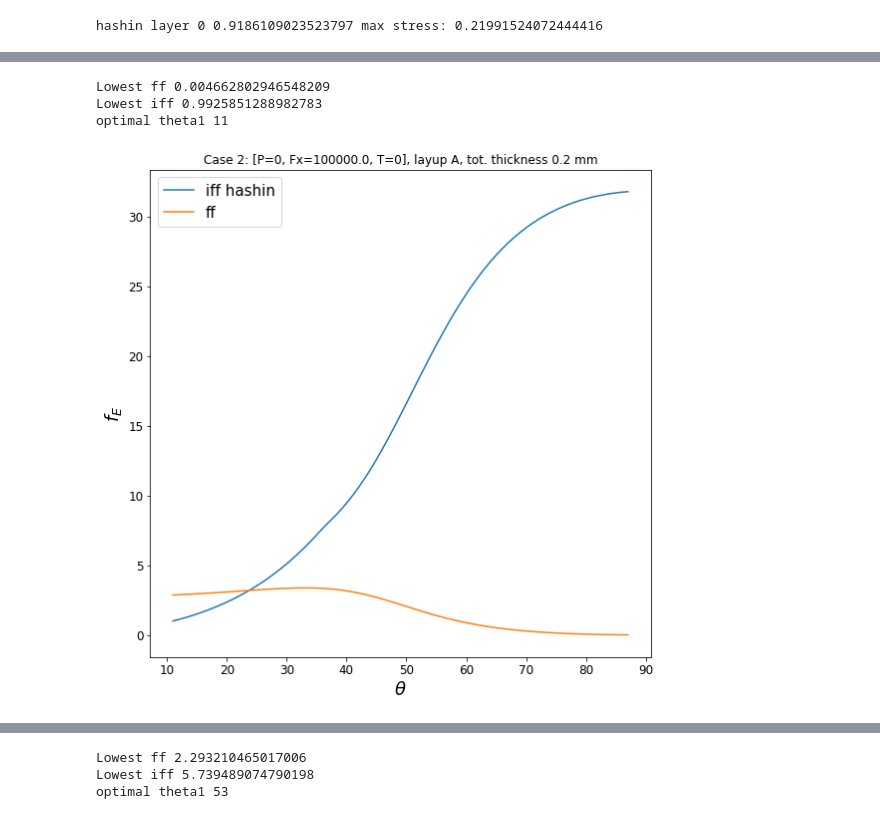
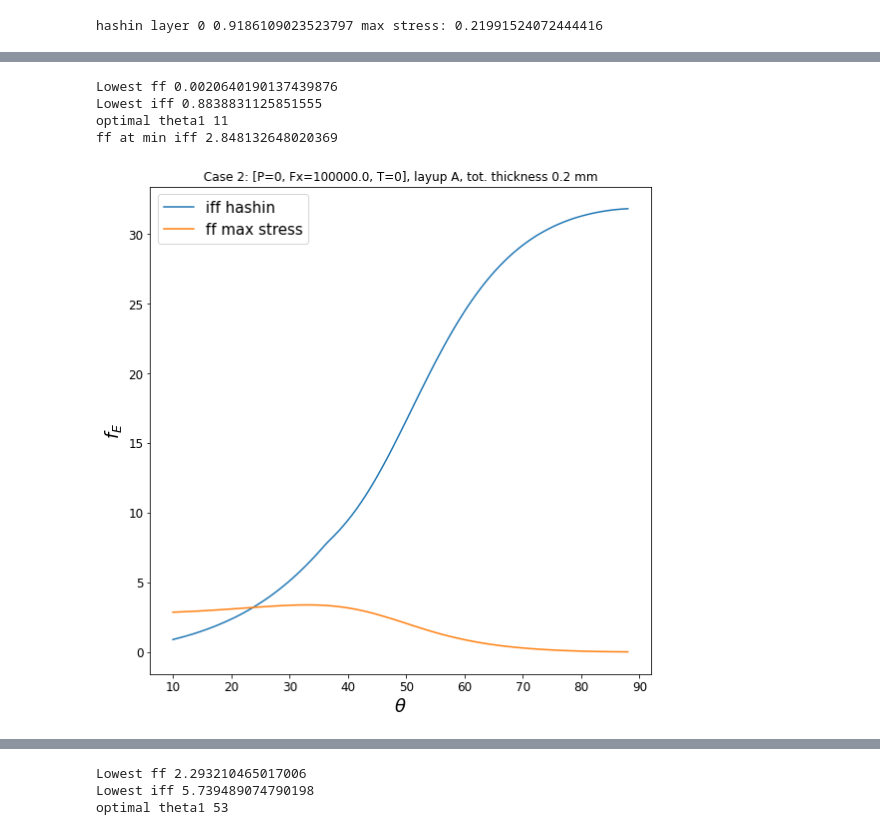
Before and after one commit to alfm778/Plastkompositter, a Jupyter notebook: Assignment 3.ipynb, the cells around one changed output, grey strips where cells are left out. Drawn from its saved outputs; the diff is of its cells as text; code cells hidden in the pictures.

```diff
--- a/Assignment 3.ipynb
+++ b/Assignment 3.ipynb
@@ -379,8 +378,13 @@ layupnr = "A"
 t1 = 4.8
 fE_ff = []
 fE_iff = []
-thetas = list(range(11, 88))
+#thetas = list(range(10, 88))
+thetas = np.linspace(10,88,500)
 set_plot_props()
+optimal_theta = 0
+min_fE_iff = 100
+ff_at_min_iff = 10
+
 
 for theta1 in thetas:
     layup_iff = [{'mat':m,  'ori':  theta1,  'thi':t1/2},
@@ -391,17 +395,26 @@ for theta1 in thetas:
     res_ff = solve(layup_ff,R=75,P=P*3,Fx=Fx*3,T=T*3)
     res_iff = solve(layup_iff,R=75,P=P*1.2,Fx=Fx*1.2,T=T*1.2)
 
+    fE_iff_new = res_iff["fE_iff"]
+    fE_ff_new = res_ff["fE_ff"]
+
+    if fE_iff_new < min_fE_iff:
+        min_fE_iff = fE_iff_new
+        optimal_theta = theta1
+        ff_at_min_iff = fE_ff_new
+        #print(fE_iff_new)
+
     fE_ff.append(res_ff["fE_ff"])
     fE_iff.append(res_iff["fE_iff"])
+
     #print(fE_ff)
 print("Lowest ff", min(fE_ff))
 print("Lowest iff", min(fE_iff))
-optimal_theta1 = 53
-optimal_theta2 = 11
-print("optimal theta1", optimal_theta1)
+print("ff at min iff", ff_at_min_iff)
+print("optimal theta1", optimal_theta)
 
 plt.plot(thetas, fE_iff, label="iff hashin")
-plt.plot(thetas, fE_ff, label="ff")
+plt.plot(thetas, fE_ff, label="ff max stress")
 plt.xlabel("$\\theta$")
 plt.ylabel("$f_E$")
 plt.title(f"Case {casenr}: [{P=}, {Fx=}, {T=}], layup {layupnr}, tot. thickness {t1} mm")
@@ -421,39 +435,54 @@ layupnr = "A"
 
 t1 = 0.2
 fE_ff, fE_iff, fE_iff_2D = [], [], []
 
-thetas = list(range(11, 88))
+#thetas = list(range(10, 30))
+thetas = np.linspace(10,88, 100)
 set_plot_props()
+ff_at_min_iff = 10
+min_fE_iff = 10
 
 for theta1 in thetas:
     layup_iff = [{'mat':m,  'ori':  theta1,  'thi':t1/2},
               {'mat':m,  'ori': -theta1,  'thi':t1/2}]
     layup_ff = [{'mat':m2,  'ori':  theta1,  'thi':t1/2},
               {'mat':m2,  'ori': -theta1,  'thi':t1/2}]
 
     res_ff = solve(layup_ff,R=75,P=P*3,Fx=Fx*3,T=T*3)
+    #res_ff = solve(layup_iff,R=75,P=P*1.2,Fx=Fx*1.2,T=T*1.2)
     res_iff = solve(layup_iff,R=75,P=P*1.2,Fx=Fx*1.2,T=T*1.2)
+
+    fE_ff_new = res_ff["fE_ff"]
+    fE_iff_new = res_iff["fE_iff"]
+
+    if fE_iff_new < min_fE_iff:
+        min_fE_iff = fE_iff_new
+        optimal_theta = theta1
+        ff_at_min_iff = fE_ff_new
+
+
 
     fE_ff.append(res_ff["fE_ff"])
     fE_iff.append(res_iff["fE_iff"])
     #print(fE_ff)
 print("Lowest ff", min(fE_ff))
 print("Lowest iff", min(fE_iff))
 optimal_theta1 = 11
 print("optimal theta1", optimal_theta1)
-
+print("ff at min iff", ff_at_min_iff)
 plt.plot(thetas, fE_iff, label="iff hashin")
-plt.plot(thetas, fE_ff, label="ff")
+plt.plot(thetas, fE_ff, label="ff max stress")
 plt.xlabel("$\\theta$")
 plt.ylabel("$f_E$")
 plt.title(f"Case {casenr}: [{P=}, {Fx=}, {T=}], layup {layupnr}, tot. thickness {t1} mm")
 plt.legend(prop={'size': legendsize})
 plt.savefig(f'output/Case{casenr} - layup{layupnr}.png')
 # %% [output]
-Lowest ff 0.004662802946548209
-Lowest iff 0.9925851288982783
+Lowest ff 0.0020640190137439876
+Lowest iff 0.8838831125851555
 optimal theta1 11
+ff at min iff 2.848132648020369
-[figure, old version]
+[figure, new version]
 # %%
 # Case 3 layup A
 P,Fx,T = 0, 0, 20E6
```
Also changed, not shown: parts of 10 cells of this notebook.
